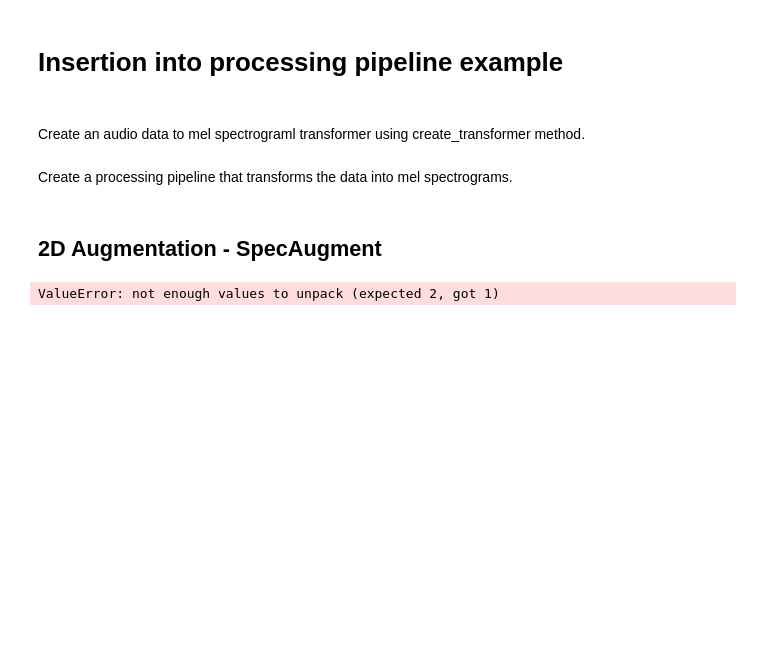
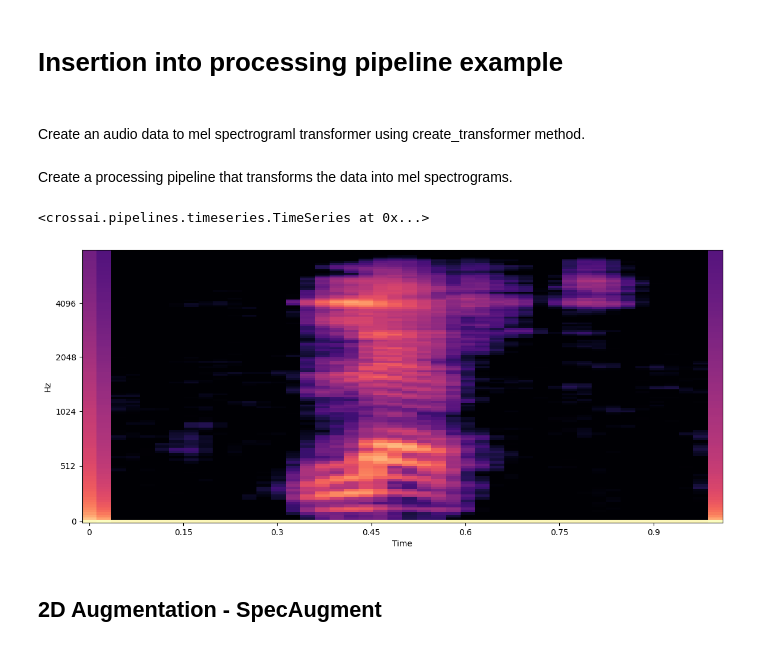
Before and after one commit to AIoT-Group-UoP/crossai, a Jupyter notebook: tutorials/audio/Data_Processing_Augmentation.ipynb, the cells around one changed output. Drawn from its saved outputs; the diff is of its cells as text; code cells hidden in the pictures; blank space fills up the shorter version.

Commit message:
Fixed Error and unecessary prints

```diff
--- a/tutorials/audio/Data_Processing_Augmentation.ipynb
+++ b/tutorials/audio/Data_Processing_Augmentation.ipynb
@@ -61,6 +61,15 @@ from crossai.pipelines.preparation import augment_signal_data
 # %%
-roll_aug = Augmenter(roll_signal, augment_times=1, n_roll=randint(10000, 50000))
-loudness_aug = Augmenter(loudness, augment_times=1, factor_low=4, factor_high=8)
+roll_aug = Augmenter(
+    roll_signal,
+    augment_times=1,
+    n_roll=randint(10000, 50000)
+)
+loudness_aug = Augmenter(
+    loudness,
+    augment_times=1,
+    factor_low=4,
+    factor_high=8
+)
 Augmentations = [roll_aug, loudness_aug]
 # %% [markdown]
 Augment data
@@ -116,25 +127,36 @@ Spectrogram = Transformer(melspectrogram, sr=22050)
 # %% [markdown]
 Create a processing pipeline that transforms the data into mel spectrograms.
 # %%
-# from sklearn.pipeline import Pipeline
-# from crossai.pipelines.timeseries import ToPandas
+from sklearn.pipeline import Pipeline
+from crossai.pipelines.timeseries import ToPandas
 
-# pipe = Pipeline([('Spectrogram', Spectrogram), ('Finalize_Pipeline', ToPandas())])
-# pipe.fit_transform(cai_audio_augmented)
+pipe = Pipeline([('Spectrogram', Spectrogram), ('ToPandas', ToPandas())])
+pipe.fit_transform(cai_audio_augmented)
+# %% [output]
+<crossai.pipelines.timeseries.TimeSeries at 0x...>
 # %%
 import librosa
 import librosa.display
 plt.figure(figsize=(14, 6))
-librosa.display.specshow(cai_audio_augmented.data[0], x_axis='time', y_axis='mel', fmax=8000)
+librosa.display.specshow(cai_audio_augmented.data[0],
+                         x_axis='time',
+                         y_axis='mel',
+                         fmax=8000)
 plt.show()
+# %% [output]
+[figure, added]
 # %% [markdown]
 ## 2D Augmentation - SpecAugment
 # %%
 from crossai.processing.augment import spec_augment
-spec = Augmenter(spec_augment, augment_times=1, masks=2, freq_masking=0.15, time_masking=0.15)
+spec = Augmenter(
+    spec_augment,
+    augment_times=1,
+    masks=2,
+    freq_masking=0.15,
+    time_masking=0.15
+)
 Augmentations2D = [spec]
 
-cai_audio_spec_augmentned = augment_signal_data(cai_audio, Augmentations2D)
+cai_audio_spec_augmentned = augment_signal_data(cai_audio_augmented, Augmentations2D)
-# %% [output]
-ValueError: not enough values to unpack (expected 2, got 1)
 # %%
```
Also changed, not shown: parts of 6 cells of this notebook, 2 other files.
